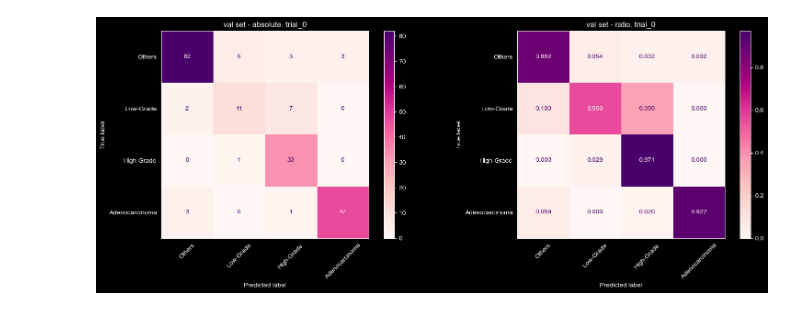
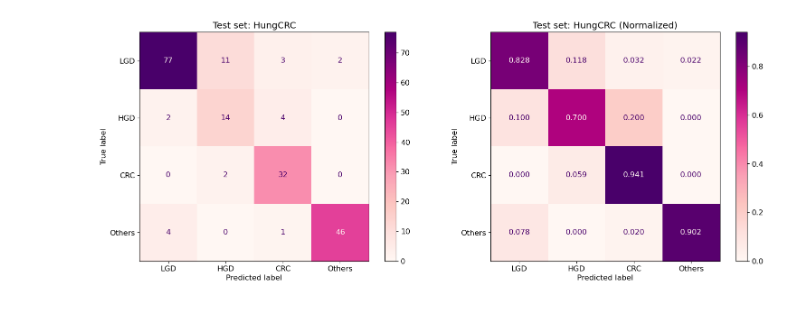
Before and after one commit to Ahmed93Saber/CRC, a Jupyter notebook: results_analysis.ipynb, the cells around one changed output. Cells and saved outputs as stored; diff of their text form; code cells hidden in the pictures.

```diff
--- a/results_analysis.ipynb
+++ b/results_analysis.ipynb
@@ -21,26 +21,36 @@ final_predictions = np.array([
 ground_truths_int = ground_truths[0,:].astype(int)
 # %%
 # Define labels and compute matrices
-labels = ['Others', 'Low-Grade', 'High-Grade', 'Adenocarcinoma']
+label = input("Enter label for the figure: ")
+plt.style.use('default')
+plt.rcParams.update({'font.size': 14})
+# Define labels and compute matrices
+labels = ['LGD', 'HGD', 'CRC', 'Others']
 cm_absolute = confusion_matrix(ground_truths_int, final_predictions, labels=[0, 1, 2, 3])
 cm_ratio = confusion_matrix(ground_truths_int, final_predictions, labels=[0, 1, 2, 3], normalize='true')
 
 # Setup side-by-side plot
 fig, ax = plt.subplots(1, 2, figsize=(16, 6))
 
 # Plot Absolute
 disp_abs = ConfusionMatrixDisplay(confusion_matrix=cm_absolute, display_labels=labels)
-disp_abs.plot(cmap='RdPu', ax=ax[0], xticks_rotation=45, values_format='d')
-ax[0].set_title(f'val set - absolute. trial_{trial}')
+disp_abs.plot(cmap='RdPu', ax=ax[0], xticks_rotation=0, values_format='d')
+ax[0].set_title(f'Test set: HungCRC')
 ax[0].grid(False)
 
 # Plot Ratio (Normalized)
 disp_ratio = ConfusionMatrixDisplay(confusion_matrix=cm_ratio, display_labels=labels)
-disp_ratio.plot(cmap='RdPu', ax=ax[1], xticks_rotation=45, values_format='.3f')
-ax[1].set_title(f'val set - ratio. trial_{trial}')
+disp_ratio.plot(cmap='RdPu', ax=ax[1], xticks_rotation=0, values_format='.3f')
+ax[1].set_title(f'Test set: HungCRC (Normalized)')
 ax[1].grid(False)
 
 plt.tight_layout()
+
+# --- NEW CODE TO SAVE WITH WHITE BACKGROUND ---
+# Save the figure before showing it
+# bbox_inches='tight' ensures labels aren't cut off in the saved image
+plt.savefig(f'plots/confusion_matrix_trial_{trial}_{label}.png', facecolor='white', transparent=False, bbox_inches='tight')
+
 plt.show()
 # %% [output]
-[figure, old version]
+[figure, new version]
```
Also changed, not shown: parts of 1 cell of this notebook, 5 other files.
